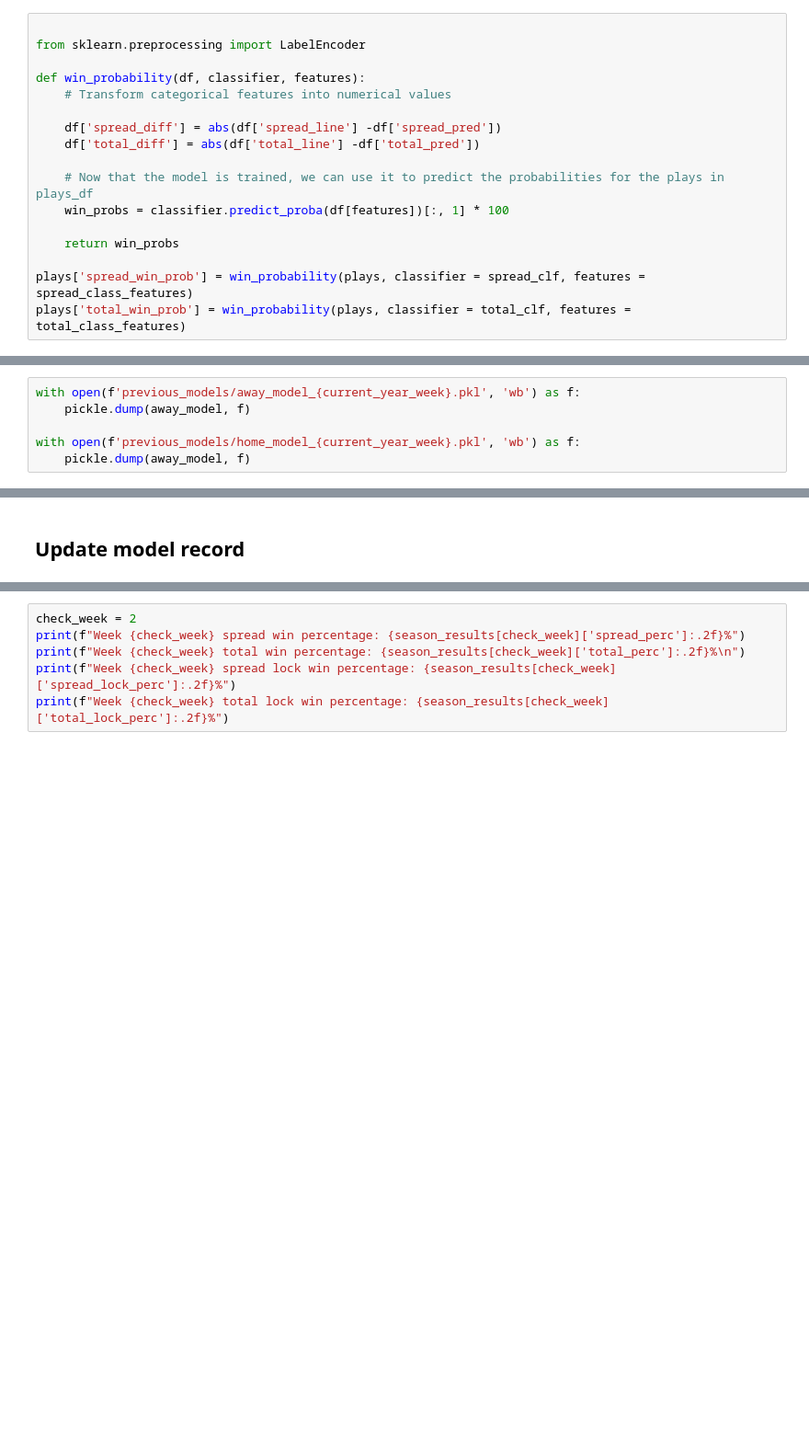
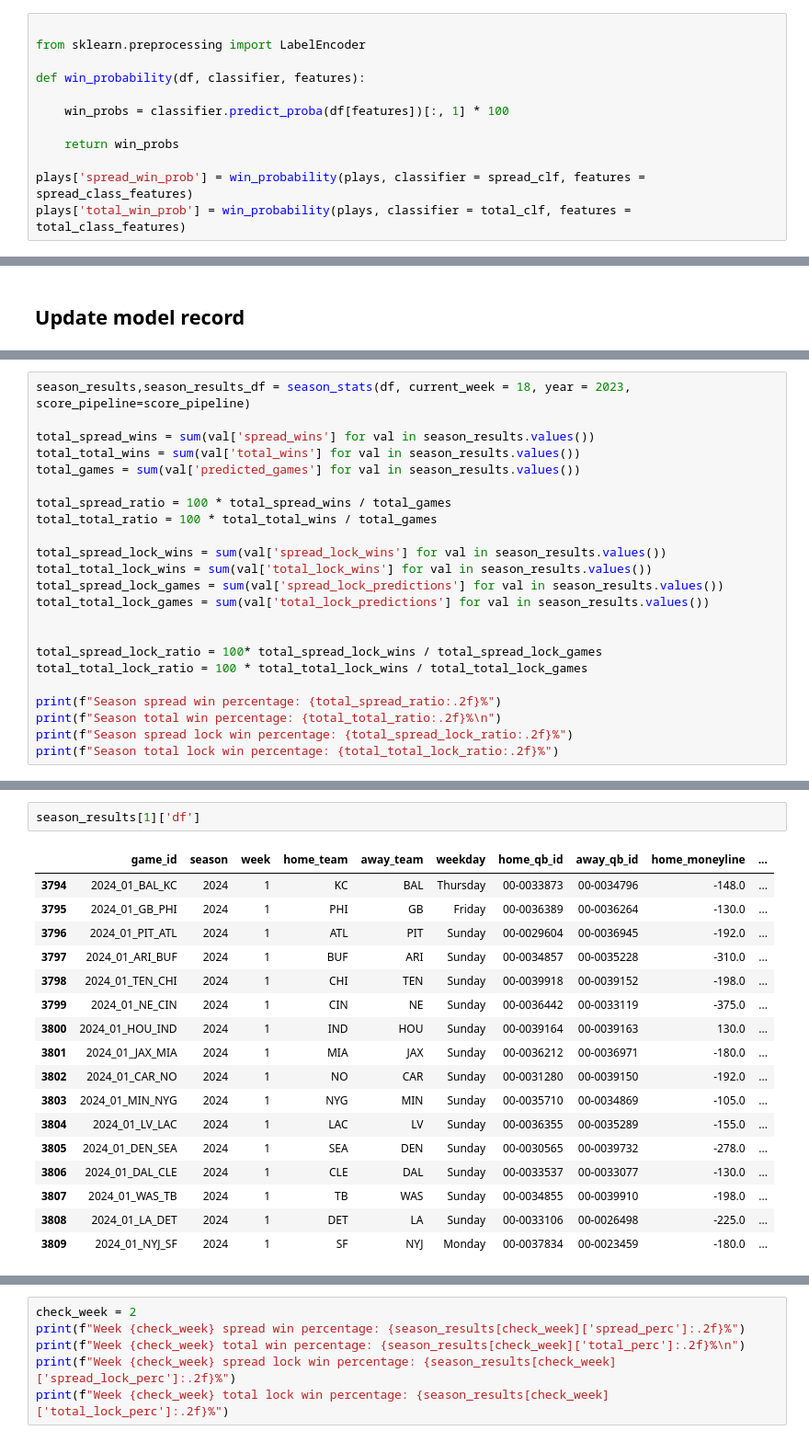
Before and after one commit to gwboyd/sports-models, a Jupyter notebook: src/nfl/nfl_expected_points/notebook.ipynb, the cells around one changed output, grey strips where cells are left out. Shown at 92% size. Cells and saved outputs as stored; diff of their text form; blank space fills up the shorter version.

```diff
--- a/src/nfl/nfl_expected_points/notebook.ipynb
+++ b/src/nfl/nfl_expected_points/notebook.ipynb
@@ -693,12 +749,7 @@ plays['total_play'] = plays.apply(lambda row: 'under' if row['total_pred'] < row
 from sklearn.preprocessing import LabelEncoder
 
 def win_probability(df, classifier, features):
-    # Transform categorical features into numerical values
 
-    df['spread_diff'] = abs(df['spread_line'] -df['spread_pred'])
-    df['total_diff'] = abs(df['total_line'] -df['total_pred'])
-
-    # Now that the model is trained, we can use it to predict the probabilities for the plays in plays_df
     win_probs = classifier.predict_proba(df[features])[:, 1] * 100
 
     return win_probs
@@ -771,6 +809,0 @@ LA/GB: over 48.5 (model 52.90, 63.93% win probability)
-# %%
-with open(f'previous_models/away_model_{current_year_week}.pkl', 'wb') as f:
-    pickle.dump(away_model, f)
-
-with open(f'previous_models/home_model_{current_year_week}.pkl', 'wb') as f:
-    pickle.dump(away_model, f)
@@ -1037,0 +1054,23 @@ test
+# %%
+season_results,season_results_df = season_stats(df, current_week = 18, year = 2023, score_pipeline=score_pipeline)
+
+total_spread_wins = sum(val['spread_wins'] for val in season_results.values())
+total_total_wins = sum(val['total_wins'] for val in season_results.values())
+total_games = sum(val['predicted_games'] for val in season_results.values())
+
+total_spread_ratio = 100 * total_spread_wins / total_games
+total_total_ratio = 100 * total_total_wins / total_games
+
+total_spread_lock_wins = sum(val['spread_lock_wins'] for val in season_results.values())
+total_total_lock_wins = sum(val['total_lock_wins'] for val in season_results.values())
+total_spread_lock_games = sum(val['spread_lock_predictions'] for val in season_results.values())
+total_total_lock_games = sum(val['total_lock_predictions'] for val in season_results.values())
+
+
+total_spread_lock_ratio = 100* total_spread_lock_wins / total_spread_lock_games
+total_total_lock_ratio = 100 * total_total_lock_wins / total_total_lock_games
+
+print(f"Season spread win percentage: {total_spread_ratio:.2f}%")
+print(f"Season total win percentage: {total_total_ratio:.2f}%\n")
+print(f"Season spread lock win percentage: {total_spread_lock_ratio:.2f}%")
+print(f"Season total lock win percentage: {total_total_lock_ratio:.2f}%")
@@ -1037,0 +1135,20 @@ test
+# %%
+season_results[1]['df']
+# %% [output]
+|  | game_id | season | week | home_team | away_team | weekday | home_qb_id | away_qb_id | home_moneyline | ... |
+| 3794 | 2024_01_BAL_KC | 2024 | 1 | KC | BAL | Thursday | 00-0033873 | 00-0034796 | -148.0 | ... |
+| 3795 | 2024_01_GB_PHI | 2024 | 1 | PHI | GB | Friday | 00-0036389 | 00-0036264 | -130.0 | ... |
+| 3796 | 2024_01_PIT_ATL | 2024 | 1 | ATL | PIT | Sunday | 00-0029604 | 00-0036945 | -192.0 | ... |
+| 3797 | 2024_01_ARI_BUF | 2024 | 1 | BUF | ARI | Sunday | 00-0034857 | 00-0035228 | -310.0 | ... |
+| 3798 | 2024_01_TEN_CHI | 2024 | 1 | CHI | TEN | Sunday | 00-0039918 | 00-0039152 | -198.0 | ... |
+| 3799 | 2024_01_NE_CIN | 2024 | 1 | CIN | NE | Sunday | 00-0036442 | 00-0033119 | -375.0 | ... |
+| 3800 | 2024_01_HOU_IND | 2024 | 1 | IND | HOU | Sunday | 00-0039164 | 00-0039163 | 130.0 | ... |
+| 3801 | 2024_01_JAX_MIA | 2024 | 1 | MIA | JAX | Sunday | 00-0036212 | 00-0036971 | -180.0 | ... |
+| 3802 | 2024_01_CAR_NO | 2024 | 1 | NO | CAR | Sunday | 00-0031280 | 00-0039150 | -192.0 | ... |
+| 3803 | 2024_01_MIN_NYG | 2024 | 1 | NYG | MIN | Sunday | 00-0035710 | 00-0034869 | -105.0 | ... |
+| 3804 | 2024_01_LV_LAC | 2024 | 1 | LAC | LV | Sunday | 00-0036355 | 00-0035289 | -155.0 | ... |
+| 3805 | 2024_01_DEN_SEA | 2024 | 1 | SEA | DEN | Sunday | 00-0030565 | 00-0039732 | -278.0 | ... |
+| 3806 | 2024_01_DAL_CLE | 2024 | 1 | CLE | DAL | Sunday | 00-0033537 | 00-0033077 | -130.0 | ... |
+| 3807 | 2024_01_WAS_TB | 2024 | 1 | TB | WAS | Sunday | 00-0034855 | 00-0039910 | -198.0 | ... |
+| 3808 | 2024_01_LA_DET | 2024 | 1 | DET | LA | Sunday | 00-0033106 | 00-0026498 | -225.0 | ... |
+| 3809 | 2024_01_NYJ_SF | 2024 | 1 | SF | NYJ | Monday | 00-0037834 | 00-0023459 | -180.0 | ... |
```
Also changed, not shown: parts of 94 cells of this notebook, 20 other files.
